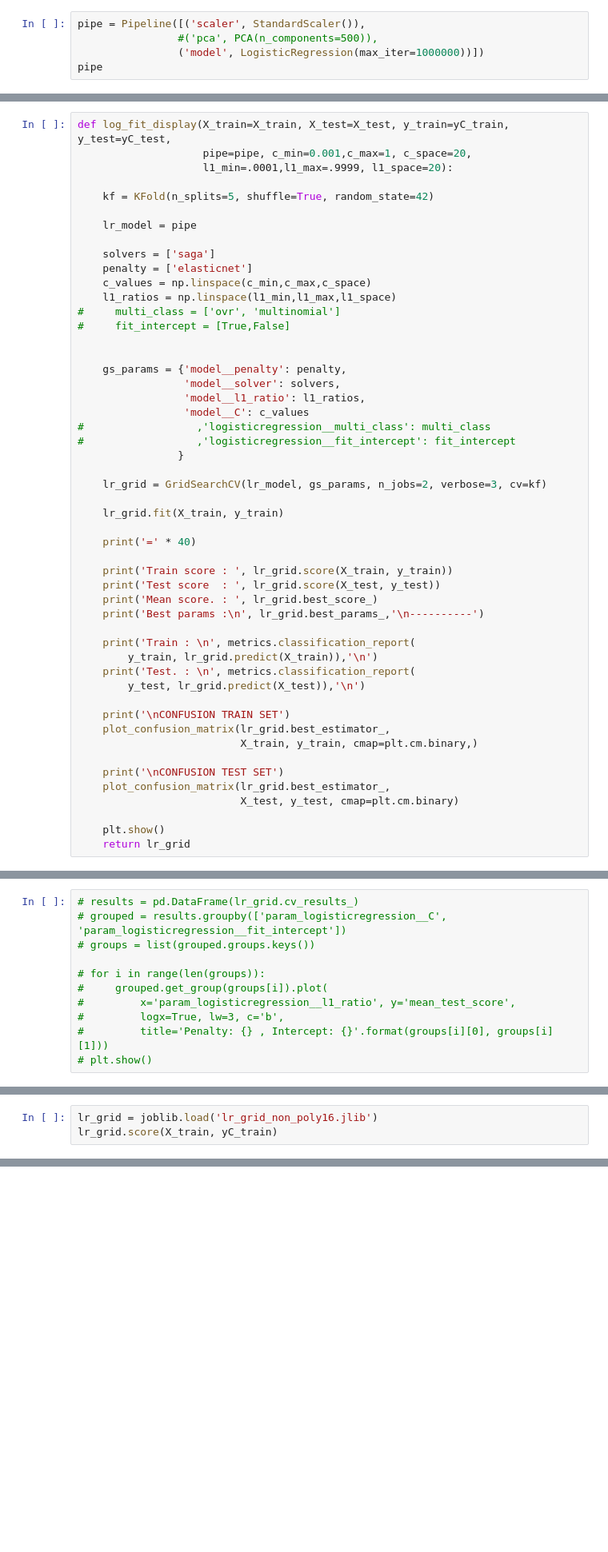
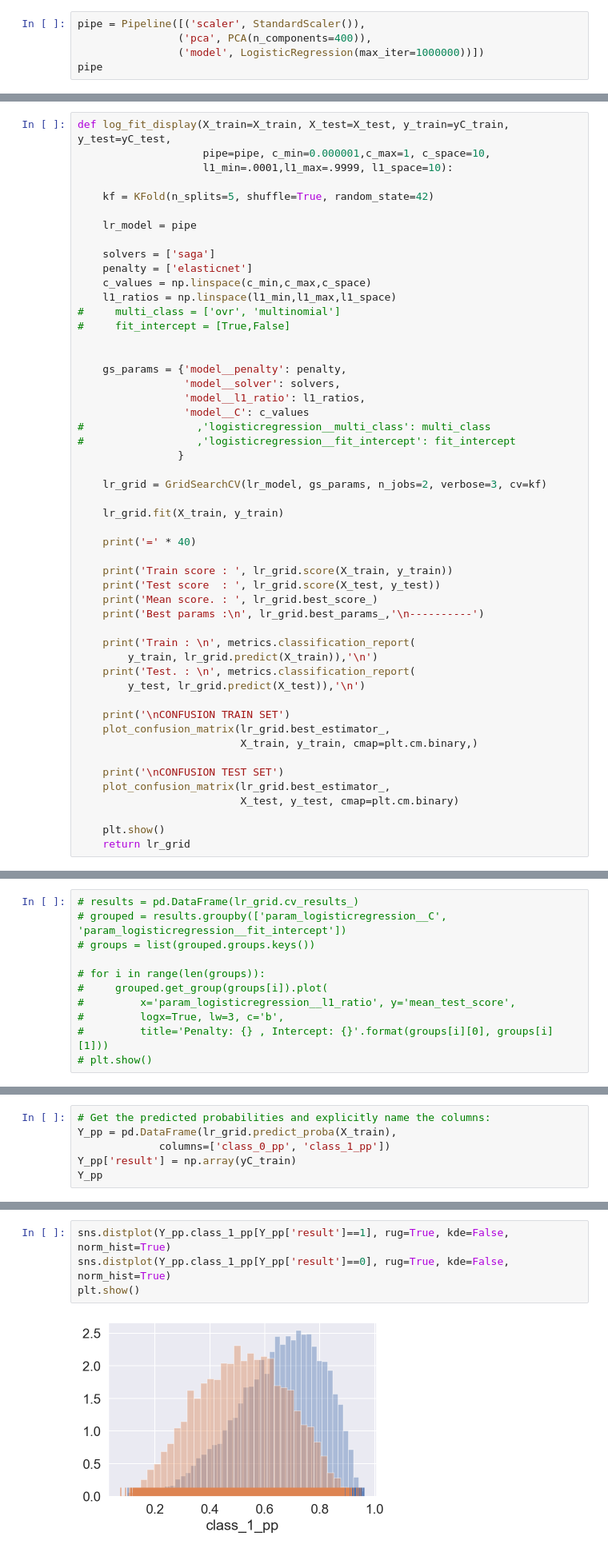
Before and after one commit to finjammin/Capstone-NBA, a Jupyter notebook: Pt4_Modelling/Modelling_LogReg.ipynb, the cells around one changed output, grey strips where cells are left out. Shown at 80% size. Drawn from its saved outputs; the diff is of its cells as text; blank space fills up the shorter version.

Commit message:
ensemble images

```diff
--- a/Pt4_Modelling/Modelling_LogReg.ipynb
+++ b/Pt4_Modelling/Modelling_LogReg.ipynb
@@ -182,7 +181,7 @@ del pca
 del scaler
 # %%
 pipe = Pipeline([('scaler', StandardScaler()),
-                #('pca', PCA(n_components=500)),
+                ('pca', PCA(n_components=400)),
                 ('model', LogisticRegression(max_iter=1000000))])
 pipe
 # %% [output]
@@ -190,8 +189,8 @@ Pipeline(steps=[('scaler', StandardScaler()),
                 ('model', LogisticRegression(max_iter=1000000))])
 # %%
 def log_fit_display(X_train=X_train, X_test=X_test, y_train=yC_train, y_test=yC_test,
-                    pipe=pipe, c_min=0.001,c_max=1, c_space=20,
-                    l1_min=.0001,l1_max=.9999, l1_space=20):
+                    pipe=pipe, c_min=0.000001,c_max=1, c_space=10,
+                    l1_min=.0001,l1_max=.9999, l1_space=10):
 
     kf = KFold(n_splits=5, shuffle=True, random_state=42)
 
@@ -387,5 +359,2 @@ joblib.dump(lr_grid, 'lr_grid_non_poly16.jlib')
 # %% [output]
 ['lr_grid_non_poly16.jlib']
-# %%
-lr_grid = joblib.load('lr_grid_non_poly16.jlib')
-lr_grid.score(X_train, yC_train)
@@ -393,0 +361,6 @@ ValueError: X has 530 features, but this StandardScaler is expecting 564 feature
+# %%
+# Get the predicted probabilities and explicitly name the columns:
+Y_pp = pd.DataFrame(lr_grid.predict_proba(X_train),
+             columns=['class_0_pp', 'class_1_pp'])
+Y_pp['result'] = np.array(yC_train)
+Y_pp
@@ -393,0 +381,6 @@ ValueError: X has 530 features, but this StandardScaler is expecting 564 feature
+# %%
+sns.distplot(Y_pp.class_1_pp[Y_pp['result']==1], rug=True, kde=False, norm_hist=True)
+sns.distplot(Y_pp.class_1_pp[Y_pp['result']==0], rug=True, kde=False, norm_hist=True)
+plt.show()
+# %% [output]
+[figure, added]
```
Also changed, not shown: parts of 15 cells of this notebook, 4 other files.
